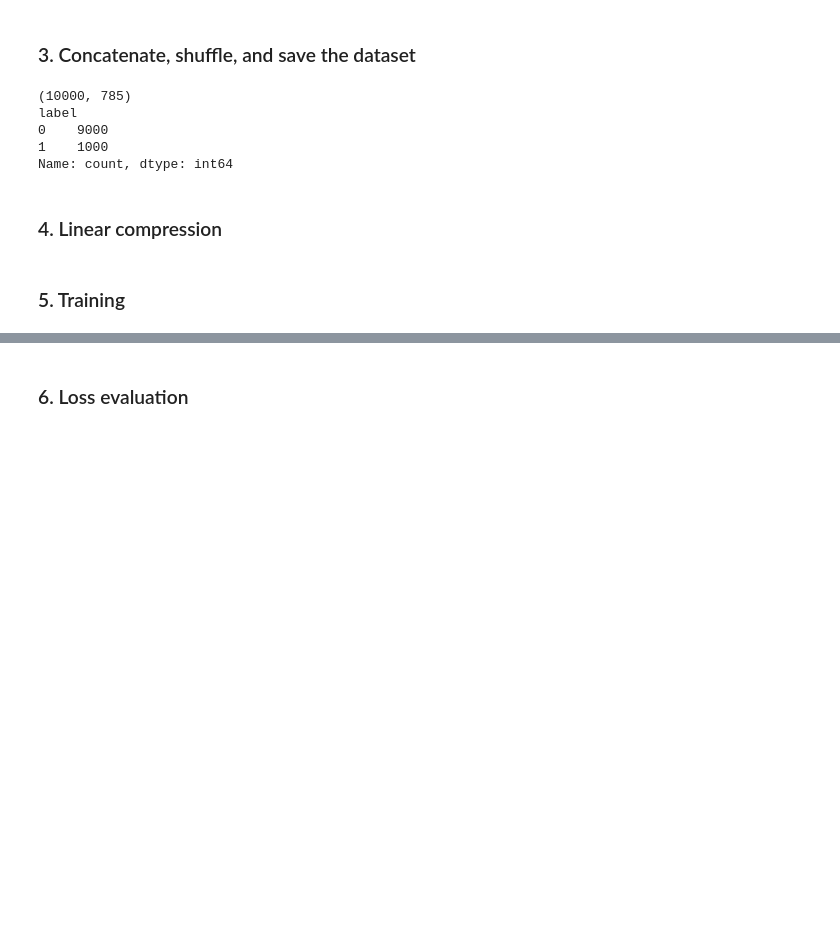
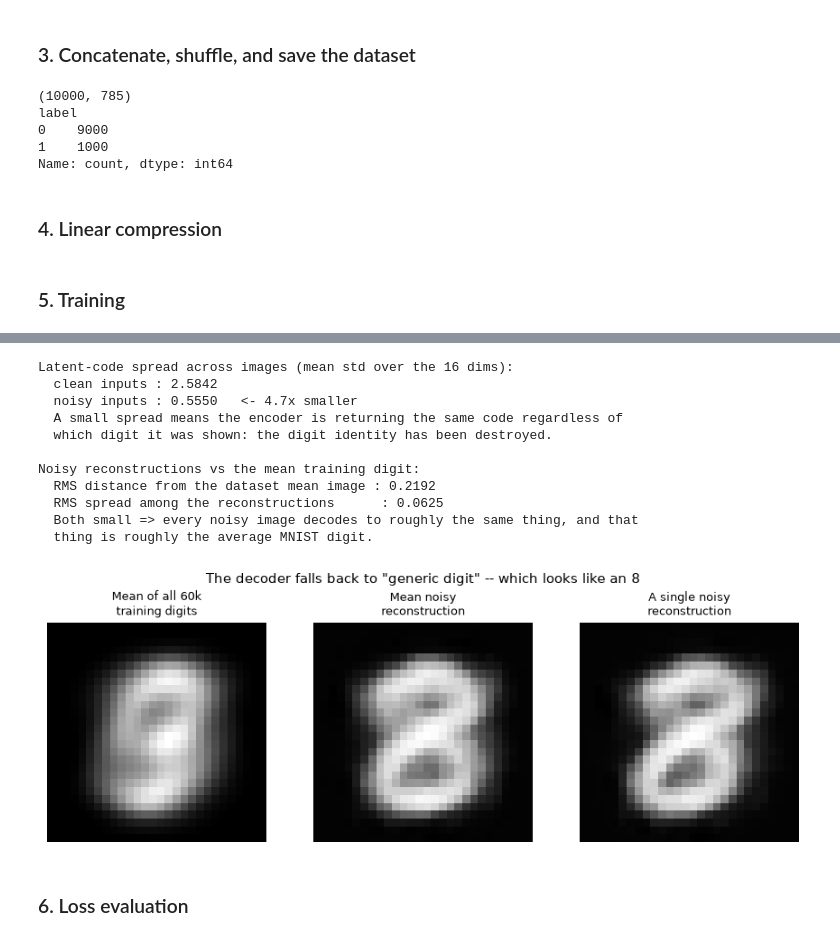
Before and after one commit to AidanShim/SCARAB, a Jupyter notebook: tutorial/MNIST/mnist_anomaly_detection.ipynb, the cells around one changed output, grey strips where cells are left out. Cells and saved outputs as stored; diff of their text form; code cells hidden in the pictures; blank space fills up the shorter version.

```diff
--- a/tutorial/MNIST/mnist_anomaly_detection.ipynb
+++ b/tutorial/MNIST/mnist_anomaly_detection.ipynb
@@ -213,3 +292,64 @@ ax.plot(metrics['train_loss'])
+# %%
+# Why do the noisy reconstructions all look like the same blurry 8?
+# Two testable claims:
+#   (1) the encoder maps every noisy image to nearly the SAME latent code
+#   (2) the decoder then emits nearly the DATASET MEAN, which looks like an 8
+
+n_probe = 500
+clean_probe = torch.tensor(original[:n_probe].reshape(n_probe, -1), dtype=torch.float32).to(device)
+anom_probe = torch.tensor(anom[:n_probe], dtype=torch.float32).to(device)
+
+with torch.no_grad():
+    z_clean = model.enc(clean_probe).cpu().numpy()      # (n, 16) latent codes
+    z_anom = model.enc(anom_probe).cpu().numpy()
+    recon_anom = model.dec(model.enc(anom_probe)).cpu().numpy()
+
+# (1) How much do the latent codes vary from image to image?
+#     Averaged over the 16 latent dims, the std ACROSS images.
+spread_clean = z_clean.std(axis=0).mean()
+spread_anom = z_anom.std(axis=0).mean()
+print('Latent-code spread across images (mean std over the 16 dims):')
+print(f'  clean inputs : {spread_clean:.4f}')
+print(f'  noisy inputs : {spread_anom:.4f}   <- {spread_clean / max(spread_anom, 1e-9):.1f}x smaller')
+print('  A small spread means the encoder is returning the same code regardless of')
+print('  which digit it was shown: the digit identity has been destroyed.')
+print()
+
+# (2) Are the noisy reconstructions just the dataset mean?
+mean_train_img = x_train_flat.mean(axis=0)                     # the average of all 60k digits
+dist_to_mean = np.sqrt(((recon_anom - mean_train_img) ** 2).mean(axis=1)).mean()
+dist_between = np.sqrt(((recon_anom - recon_anom.mean(axis=0)) ** 2).mean(axis=1)).mean()
+print('Noisy reconstructions vs the mean training digit:')
+print(f'  RMS distance from the dataset mean image : {dist_to_mean:.4f}')
+print(f'  RMS spread among the reconstructions      : {dist_between:.4f}')
+print('  Both small => every noisy image decodes to roughly the same thing, and that')
+print('  thing is roughly the average MNIST digit.')
+
+fig, axes = plt.subplots(1, 3, figsize=(9, 3.2))
+axes[0].imshow(mean_train_img.reshape(28, 28), cmap='gray')
+axes[0].set_title('Mean of all 60k\ntraining digits', fontsize=9)
+axes[1].imshow(recon_anom.mean(axis=0).reshape(28, 28), cmap='gray')
+axes[1].set_title('Mean noisy\nreconstruction', fontsize=9)
+axes[2].imshow(recon_anom[0].reshape(28, 28), cmap='gray')
+axes[2].set_title('A single noisy\nreconstruction', fontsize=9)
+for a in axes:
+    a.axis('off')
+plt.suptitle('The decoder falls back to "generic digit" -- which looks like an 8', fontsize=11)
+plt.tight_layout()
+plt.show()
+# %% [output]
+Latent-code spread across images (mean std over the 16 dims):
+  clean inputs : 2.5842
+  noisy inputs : 0.5550   <- 4.7x smaller
+  A small spread means the encoder is returning the same code regardless of
+  which digit it was shown: the digit identity has been destroyed.
+
+Noisy reconstructions vs the mean training digit:
+  RMS distance from the dataset mean image : 0.2192
+  RMS spread among the reconstructions      : 0.0625
+  Both small => every noisy image decodes to roughly the same thing, and that
+  thing is roughly the average MNIST digit.
+[figure, added]
 # %% [markdown]
 ### 6. Loss evaluation
 # %%
```
Also changed, not shown: parts of 12 cells of this notebook, 6 other files.
